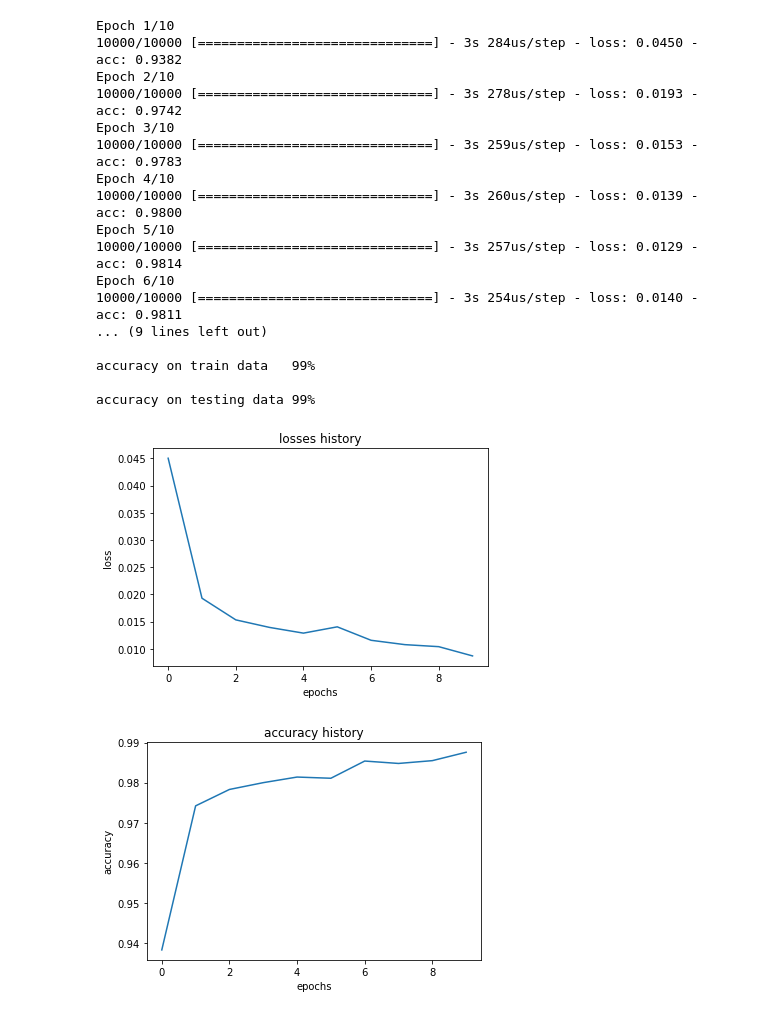
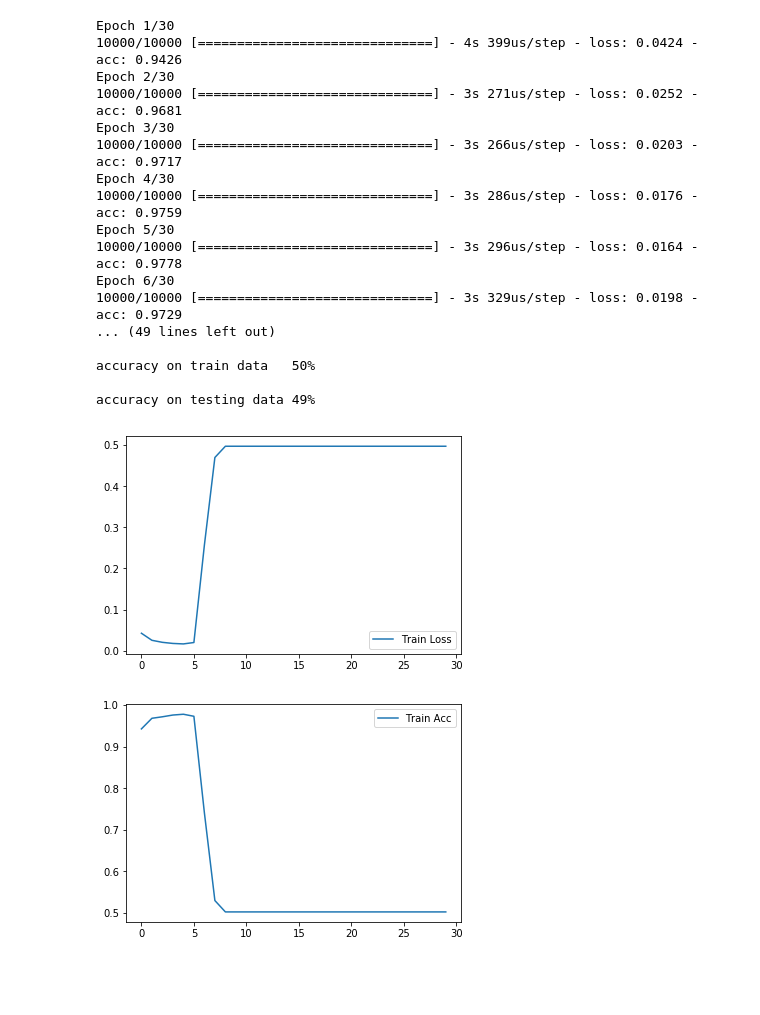
Before and after one commit to DanilaEremenko/NeuralNetwork, a Jupyter notebook: LABS/FirstLab/FirstReport.ipynb, the cells around one changed output. Drawn from its saved outputs; the diff is of its cells as text; code cells hidden in the pictures; blank space fills up the shorter version.

```diff
--- a/LABS/FirstLab/FirstReport.ipynb
+++ b/LABS/FirstLab/FirstReport.ipynb
@@ -256,5 +243,5 @@ accuracy 92%
 # %%
-#5_linear
+#5
 
 #Imports from standarts libraries
 from keras import Sequential
@@ -274,7 +261,7 @@ second_layer_nur = 20
 third_layer_nur = 5
 lr = 0.65
 batch_size = 15
-epochs = 10
+epochs = 30
 verbose = 1
 
 # func_type=[lin,n_lin]
@@ -290,11 +277,6 @@ model.add(Dense(1, init='he_normal', activation='hard_sigmoid'))
 
 model.compile(loss='mean_squared_error', optimizer=SGD(lr=lr), metrics=['accuracy'])
 
-#plot model architecture to file
-plot_model(model, to_file='model_architecture_5_lin.png', show_shapes=True, show_layer_names=True)
-model_arcitecture=show_image('model_architecture_5_lin.png')
-
-
 # batch_size define speed of studying
 history = model.fit(x_train, y_train, batch_size=batch_size, epochs=epochs, verbose=verbose)
 
@@ -304,5 +286,5 @@ print("\naccuracy on train data\t %.f%%" % (history.history['acc'][epochs - 1] *
 print("\naccuracy on testing data %.f%%" % (score[1] * 100))
 # print("loss on train data %.f%%" % (history.history['loss'][history.history] * 100))
 gr.plot_history_separte(history, save_path_acc="ACC.png", save_path_loss="LOSS.png",
-                        save=False, show=True)
+                        save=True, show=True)
 # %% [output]
@@ -311,19 +293,19 @@ gr.plot_history_separte(history, save_path_acc="ACC.png", save_path_loss="LOSS.p
-Epoch 1/10
-10000/10000 [==============================] - 3s 284us/step - loss: 0.0450 - acc: 0.9382
-Epoch 2/10
-10000/10000 [==============================] - 3s 278us/step - loss: 0.0193 - acc: 0.9742
-Epoch 3/10
-10000/10000 [==============================] - 3s 259us/step - loss: 0.0153 - acc: 0.9783
-Epoch 4/10
-10000/10000 [==============================] - 3s 260us/step - loss: 0.0139 - acc: 0.9800
-Epoch 5/10
-10000/10000 [==============================] - 3s 257us/step - loss: 0.0129 - acc: 0.9814
-Epoch 6/10
-10000/10000 [==============================] - 3s 254us/step - loss: 0.0140 - acc: 0.9811
-... (9 lines left out)
+Epoch 1/30
+10000/10000 [==============================] - 4s 399us/step - loss: 0.0424 - acc: 0.9426
+Epoch 2/30
+10000/10000 [==============================] - 3s 271us/step - loss: 0.0252 - acc: 0.9681
+Epoch 3/30
+10000/10000 [==============================] - 3s 266us/step - loss: 0.0203 - acc: 0.9717
+Epoch 4/30
+10000/10000 [==============================] - 3s 286us/step - loss: 0.0176 - acc: 0.9759
+Epoch 5/30
+10000/10000 [==============================] - 3s 296us/step - loss: 0.0164 - acc: 0.9778
+Epoch 6/30
+10000/10000 [==============================] - 3s 329us/step - loss: 0.0198 - acc: 0.9729
+... (49 lines left out)
 
-accuracy on train data   99%
+accuracy on train data   50%
 
-accuracy on testing data 99%
+accuracy on testing data 49%
-[figure, old version]
+[figure, new version]
-[figure, old version]
+[figure, new version]
```
Also changed, not shown: parts of 6 cells of this notebook, 4 other files.
